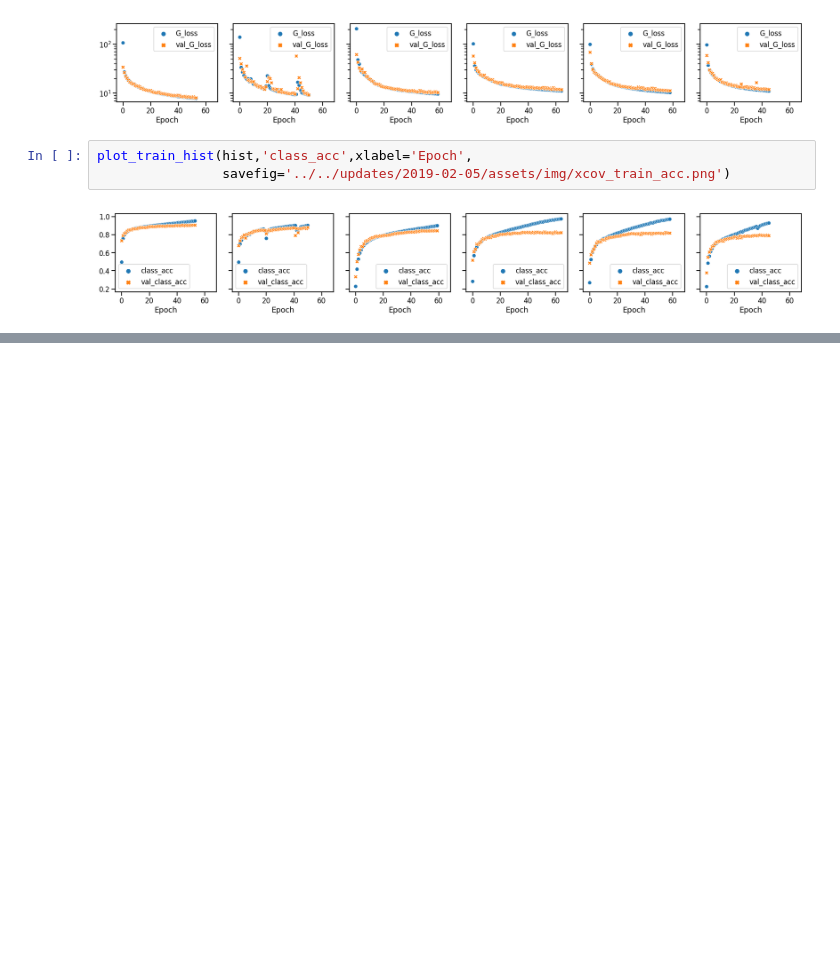
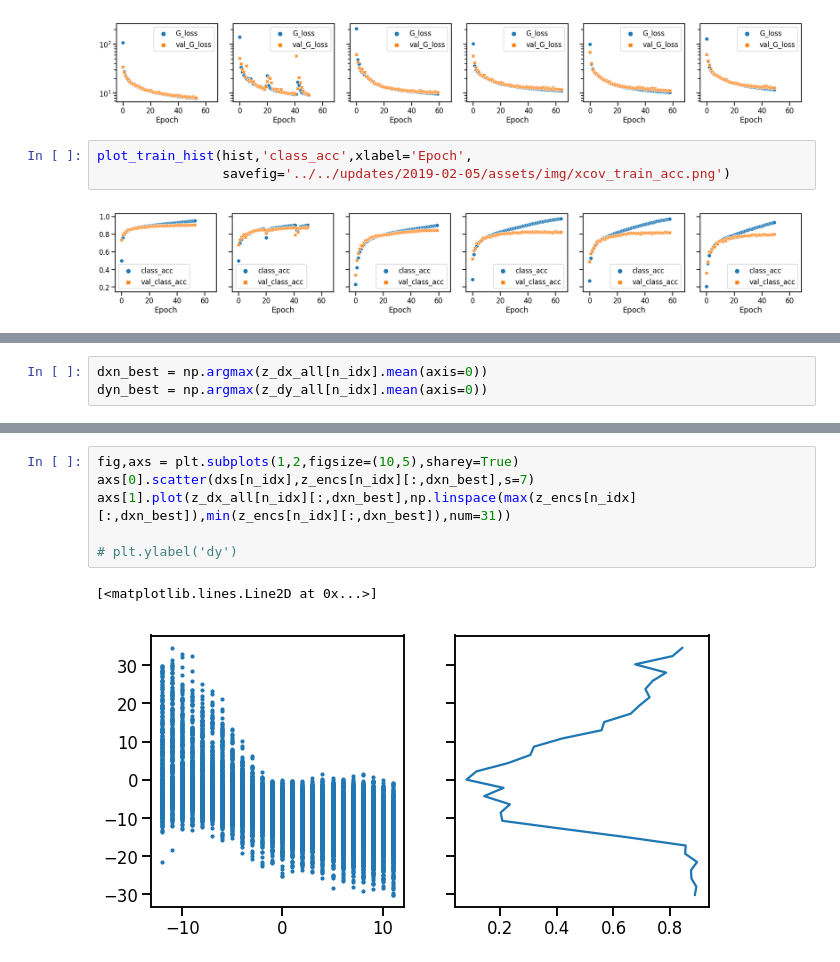
Before and after one commit to elijahc/vae, a Jupyter notebook: notebooks/xcov.ipynb, the cells around one changed output, grey strips where cells are left out. Cells and saved outputs as stored; diff of their text form; blank space fills up the shorter version.

```diff
--- a/notebooks/xcov.ipynb
+++ b/notebooks/xcov.ipynb
@@ -116,0 +124,3 @@ plot_train_hist(hist,'class_acc',xlabel='Epoch',
+# %%
+dxn_best = np.argmax(z_dx_all[n_idx].mean(axis=0))
+dyn_best = np.argmax(z_dy_all[n_idx].mean(axis=0))
@@ -116,0 +132,9 @@ plot_train_hist(hist,'class_acc',xlabel='Epoch',
+# %%
+fig,axs = plt.subplots(1,2,figsize=(10,5),sharey=True)
+axs[0].scatter(dxs[n_idx],z_encs[n_idx][:,dxn_best],s=7)
+axs[1].plot(z_dx_all[n_idx][:,dxn_best],np.linspace(max(z_encs[n_idx][:,dxn_best]),min(z_encs[n_idx][:,dxn_best]),num=31))
+
+# plt.ylabel('dy')
+# %% [output]
+[<matplotlib.lines.Line2D at 0x...>]
+[figure, added]
```
Also changed, not shown: parts of 14 cells of this notebook, 9 other files.
